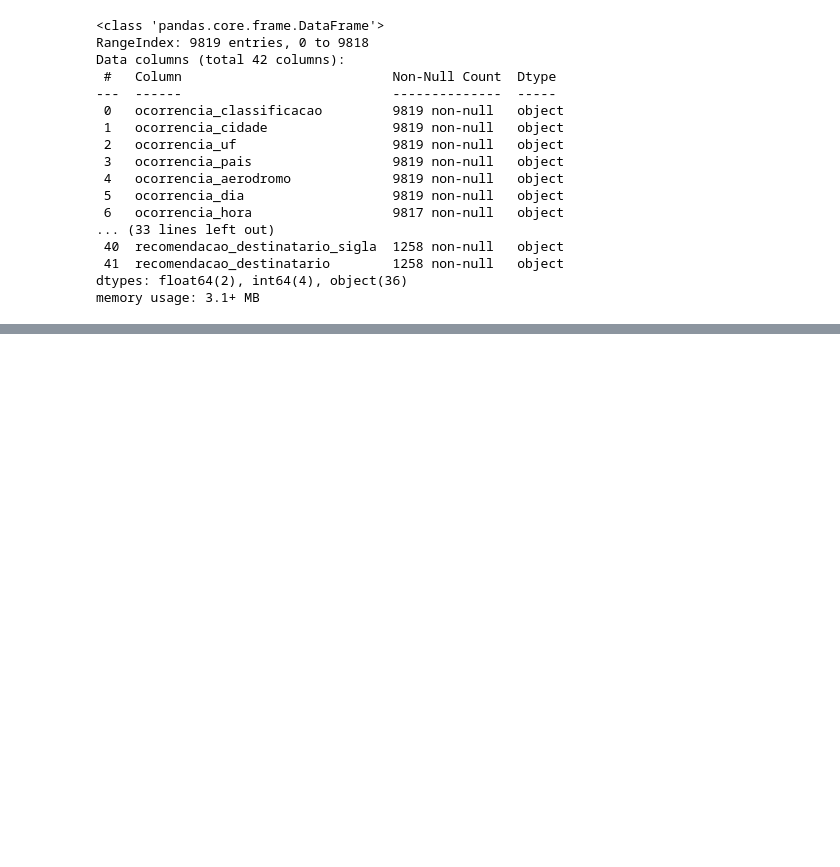
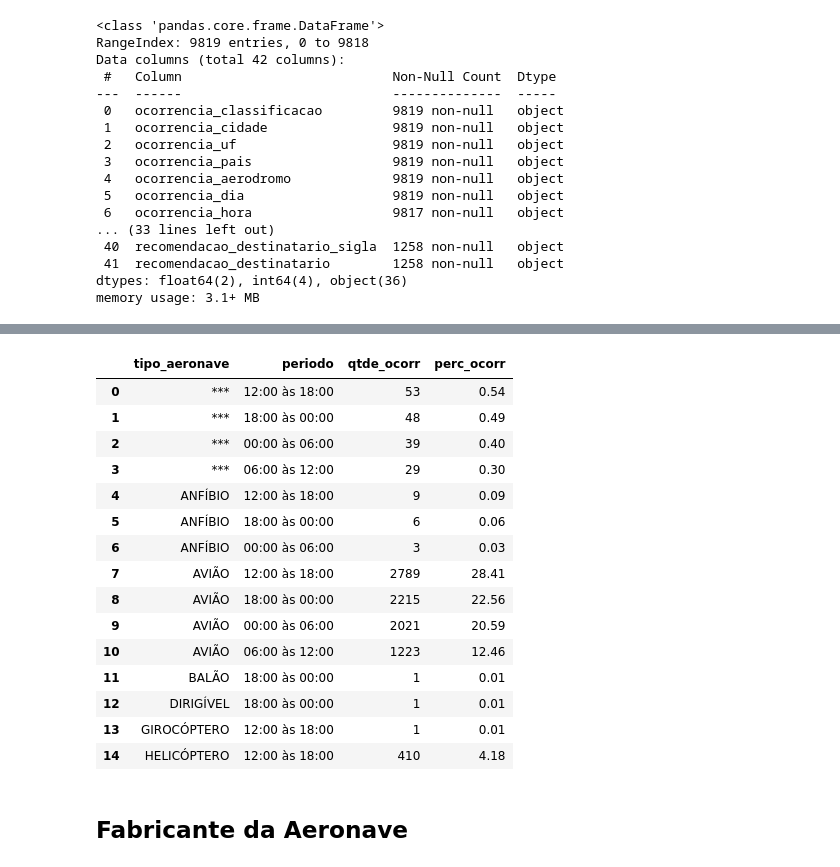
Before and after one commit to jairobernardesjunior/Cenipa_analisa_aeronaves, a Jupyter notebook: 01 cenipa_analisa_aeronaves.ipynb, the cells around one changed output, grey strips where cells are left out. Saved outputs shown, nothing was run; the diff lists cells and outputs as text; code cells hidden in the pictures; blank space fills up the shorter version.

```diff
--- a/01 cenipa_analisa_aeronaves.ipynb
+++ b/01 cenipa_analisa_aeronaves.ipynb
@@ -280,0 +74,35 @@ df_ocorr_cid.head(3)
+# %%
+# conta a quantidade de ocorrências por tipo de veículo e agrupa
+# houve ocorrência de nulos para essa classificação, foram elimindados previamente, verificados em df_acidentes.info()
+df_tipo_aeronave = sqldf('select aeronave_tipo_veiculo as tipo_aeronave, periodo, ' \
+                           'count(aeronave_tipo_veiculo) as qtde_ocorr ' \
+                           'from df_acidentes_aux ' \
+                           'group by aeronave_tipo_veiculo, periodo ' \
+                           'order by 1, 3 desc '
+                          )
+# %%
+# chama calcula percentual de ocorrência da classificação sobre o total de ocorrências
+from func_calcula_percentual import calcula_percentual
+df_tipo_aeronave = calcula_percentual(df_tipo_aeronave)
+# %%
+# verifica as linhas iniciais
+df_tipo_aeronave.head(15)
+# %% [output]
+|  | tipo_aeronave | periodo | qtde_ocorr | perc_ocorr |
+| 0 | *** | 12:00 às 18:00 | 53 | 0.54 |
+| 1 | *** | 18:00 às 00:00 | 48 | 0.49 |
+| 2 | *** | 00:00 às 06:00 | 39 | 0.40 |
+| 3 | *** | 06:00 às 12:00 | 29 | 0.30 |
+| 4 | ANFÍBIO | 12:00 às 18:00 | 9 | 0.09 |
+| 5 | ANFÍBIO | 18:00 às 00:00 | 6 | 0.06 |
+| 6 | ANFÍBIO | 00:00 às 06:00 | 3 | 0.03 |
+| 7 | AVIÃO | 12:00 às 18:00 | 2789 | 28.41 |
+| 8 | AVIÃO | 18:00 às 00:00 | 2215 | 22.56 |
+| 9 | AVIÃO | 00:00 às 06:00 | 2021 | 20.59 |
+| 10 | AVIÃO | 06:00 às 12:00 | 1223 | 12.46 |
+| 11 | BALÃO | 18:00 às 00:00 | 1 | 0.01 |
+| 12 | DIRIGÍVEL | 18:00 às 00:00 | 1 | 0.01 |
+| 13 | GIROCÓPTERO | 12:00 às 18:00 | 1 | 0.01 |
+| 14 | HELICÓPTERO | 12:00 às 18:00 | 410 | 4.18 |
+# %% [markdown]
+## Fabricante da Aeronave
```
Also changed, not shown: parts of 107 cells of this notebook, 3 other files.
